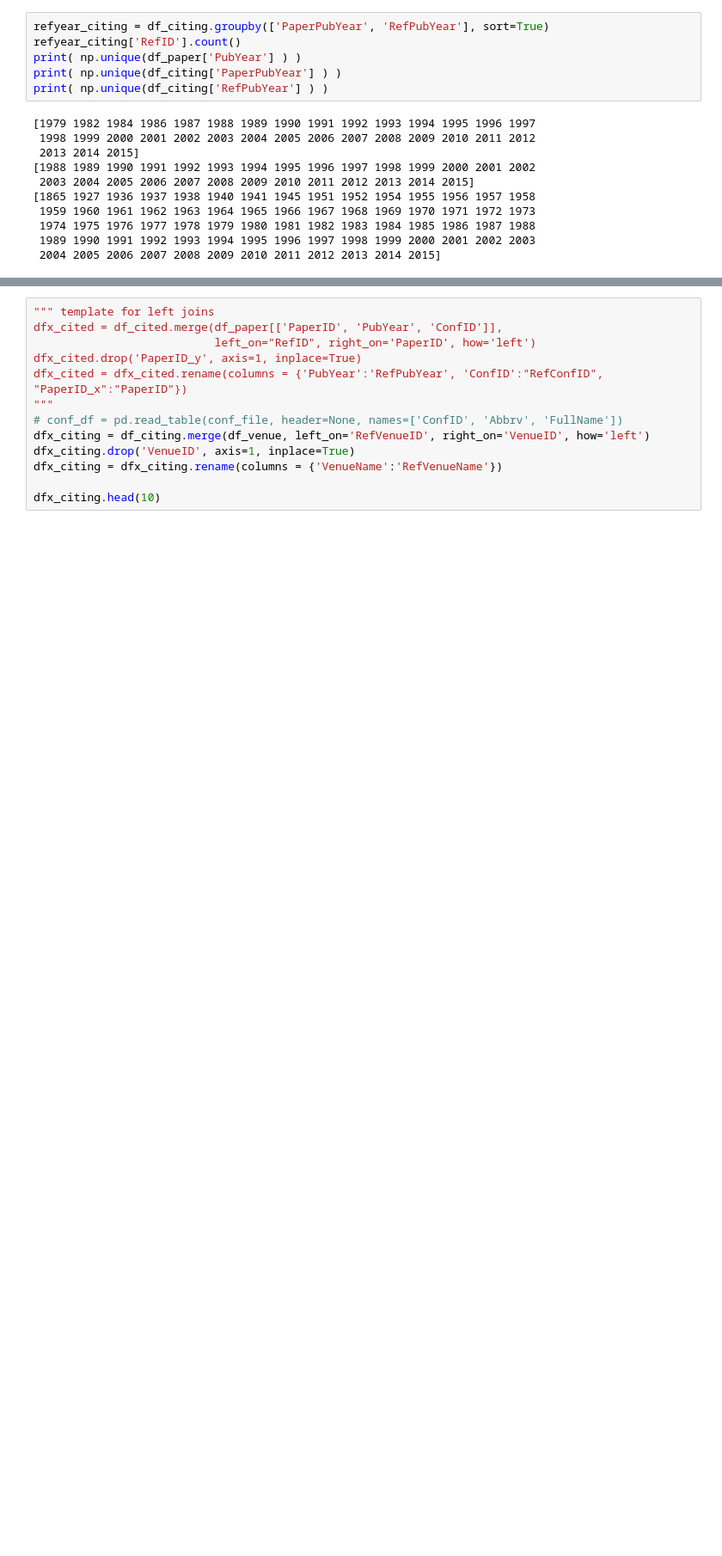
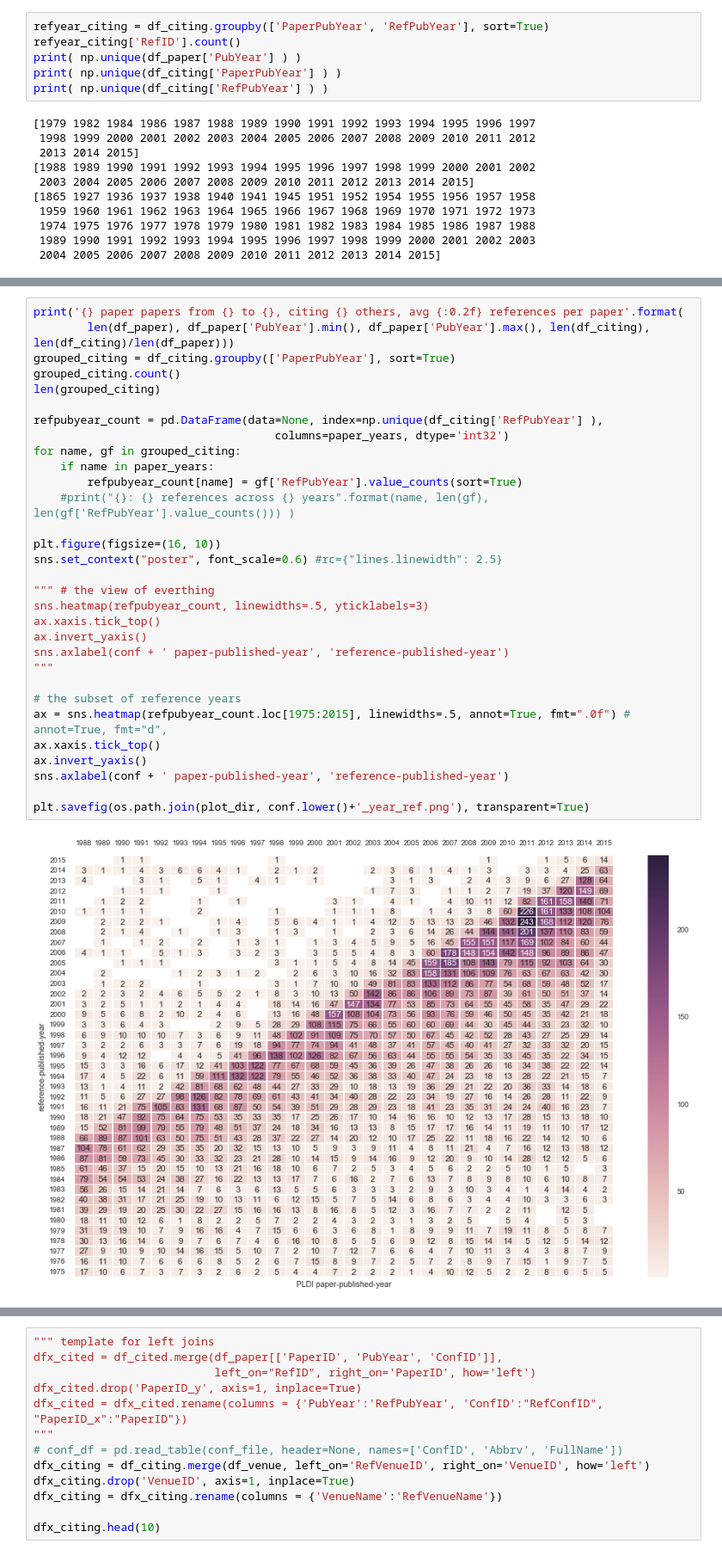
Before and after one commit to lexingxie/academic-graph, a Jupyter notebook: plot_conf_citations.ipynb, the cells around one changed output, grey strips where cells are left out. Shown at 86% size. Cells and saved outputs as stored; diff of their text form; blank space fills up the shorter version.

```diff
--- a/plot_conf_citations.ipynb
+++ b/plot_conf_citations.ipynb
@@ -273,3 +333,36 @@ sns.axlabel(conf + ' paper-published-year', 'reference-published-year')
+# %%
+print('{} paper papers from {} to {}, citing {} others, avg {:0.2f} references per paper'.format(
+        len(df_paper), df_paper['PubYear'].min(), df_paper['PubYear'].max(), len(df_citing), len(df_citing)/len(df_paper)))
+grouped_citing = df_citing.groupby(['PaperPubYear'], sort=True)
+grouped_citing.count()
+len(grouped_citing)
+
+refpubyear_count = pd.DataFrame(data=None, index=np.unique(df_citing['RefPubYear'] ),
+                                    columns=paper_years, dtype='int32')
+for name, gf in grouped_citing:
+    if name in paper_years:
+        refpubyear_count[name] = gf['RefPubYear'].value_counts(sort=True)
+    #print("{}: {} references across {} years".format(name, len(gf), len(gf['RefPubYear'].value_counts())) )
+
+plt.figure(figsize=(16, 10))
+sns.set_context("poster", font_scale=0.6) #rc={"lines.linewidth": 2.5}
+
+""" # the view of everthing
+sns.heatmap(refpubyear_count, linewidths=.5, yticklabels=3)
+ax.xaxis.tick_top()
+ax.invert_yaxis()
+sns.axlabel(conf + ' paper-published-year', 'reference-published-year')
+"""
+
+# the subset of reference years
+ax = sns.heatmap(refpubyear_count.loc[1975:2015], linewidths=.5, annot=True, fmt=".0f") # annot=True, fmt="d",
+ax.xaxis.tick_top()
+ax.invert_yaxis()
+sns.axlabel(conf + ' paper-published-year', 'reference-published-year')
+
+plt.savefig(os.path.join(plot_dir, conf.lower()+'_year_ref.png'), transparent=True)
+# %% [output]
+[figure, added]
 # %%
 print('{} paper papers from {} to {}, cited {} time, avg {:0.2f} cites per paper'.format(
         len(df_paper), df_paper['PubYear'].min(), df_paper['PubYear'].max(), len(df_cited), len(df_cited)/len(df_paper)))
```
Also changed, not shown: parts of 13 cells of this notebook.
